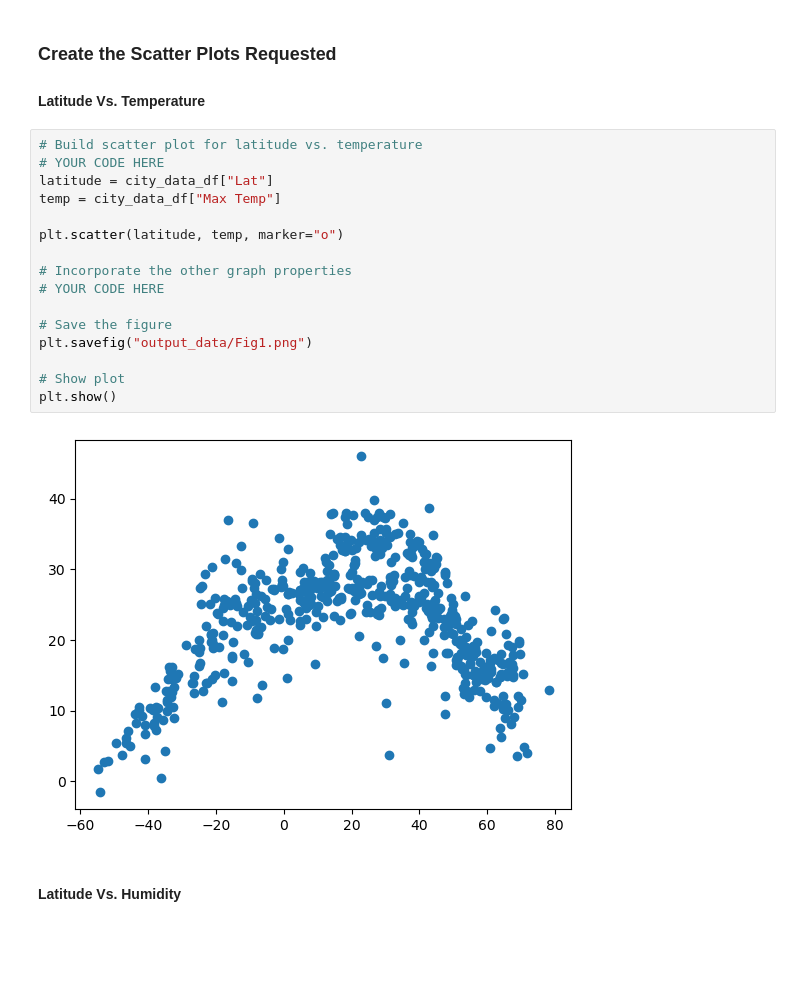
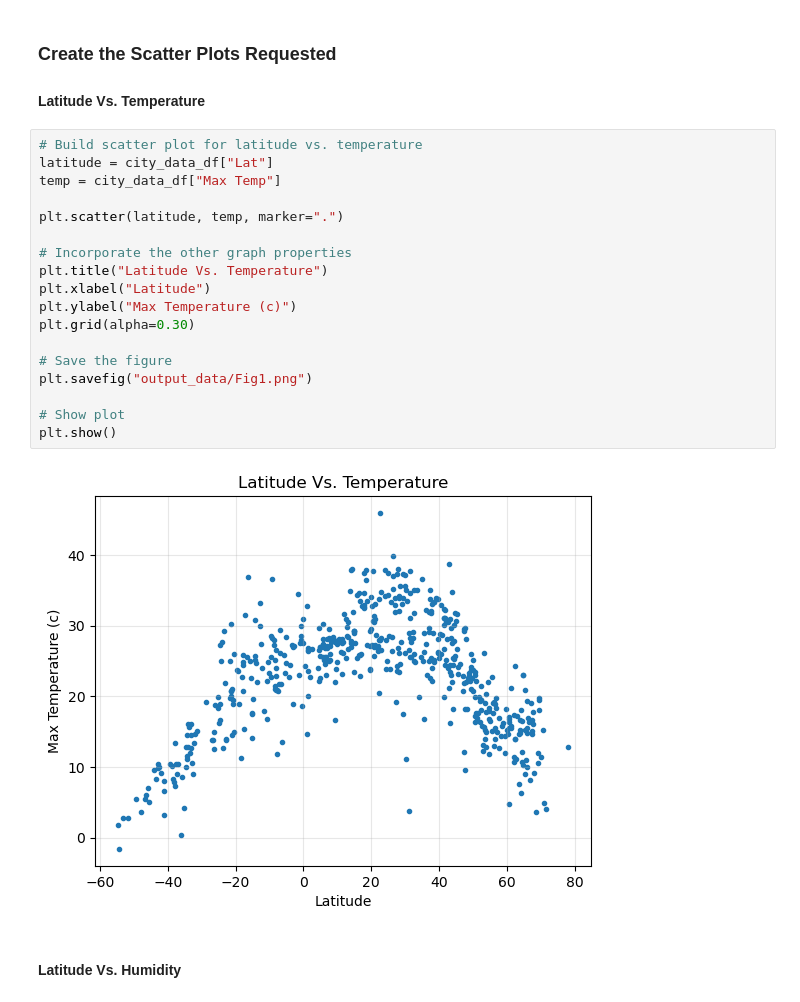
Before and after one commit to victorh360/python-api-challenge, a Jupyter notebook: WeatherPy.ipynb, the cells around one changed output. Saved outputs shown, nothing was run; the diff lists cells and outputs as text; blank space fills up the shorter version.

```diff
--- a/WeatherPy.ipynb
+++ b/WeatherPy.ipynb
@@ -194,22 +194,24 @@ city_data_df.head()
 #### Latitude Vs. Temperature
 # %%
 # Build scatter plot for latitude vs. temperature
-# YOUR CODE HERE
 latitude = city_data_df["Lat"]
 temp = city_data_df["Max Temp"]
 
-plt.scatter(latitude, temp, marker="o")
+plt.scatter(latitude, temp, marker=".")
 
 # Incorporate the other graph properties
-# YOUR CODE HERE
+plt.title("Latitude Vs. Temperature")
+plt.xlabel("Latitude")
+plt.ylabel("Max Temperature (c)")
+plt.grid(alpha=0.30)
 
 # Save the figure
 plt.savefig("output_data/Fig1.png")
 
 # Show plot
 plt.show()
 # %% [output]
-[figure, old version]
+[figure, new version]
 # %% [markdown]
 #### Latitude Vs. Humidity
 # %%
```
Also changed, not shown: parts of 24 cells of this notebook, 4 other files.
